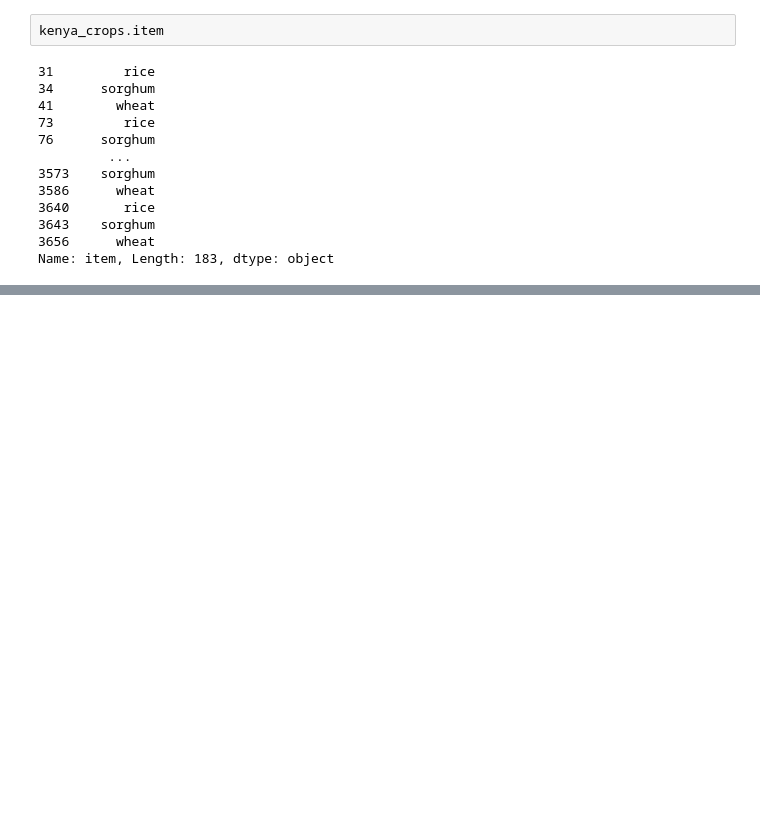
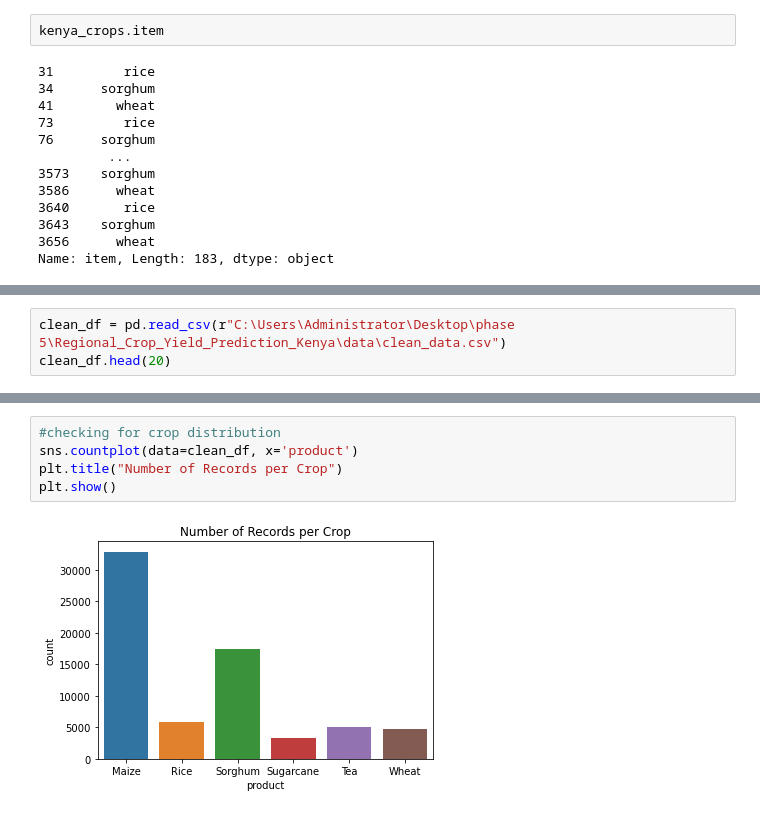
Before and after one commit to sheillamacharia/Regional_Crop_Yield_Prediction_Kenya, a Jupyter notebook: Notebooks/Margaret.ipynb, the cells around one changed output, grey strips where cells are left out. Saved outputs shown, nothing was run; the diff lists cells and outputs as text; blank space fills up the shorter version.

```diff
--- a/Notebooks/Margaret.ipynb
+++ b/Notebooks/Margaret.ipynb
@@ -400,0 +405,3 @@ Name: item, Length: 183, dtype: object
+# %%
+clean_df = pd.read_csv(r"C:\Users\Administrator\Desktop\phase 5\Regional_Crop_Yield_Prediction_Kenya\data\clean_data.csv")
+clean_df.head(20)
@@ -400,0 +449,7 @@ Name: item, Length: 183, dtype: object
+# %%
+#checking for crop distribution
+sns.countplot(data=clean_df, x='product')
+plt.title("Number of Records per Crop")
+plt.show()
+# %% [output]
+[figure, added]
```
Also changed, not shown: parts of 18 cells of this notebook.
